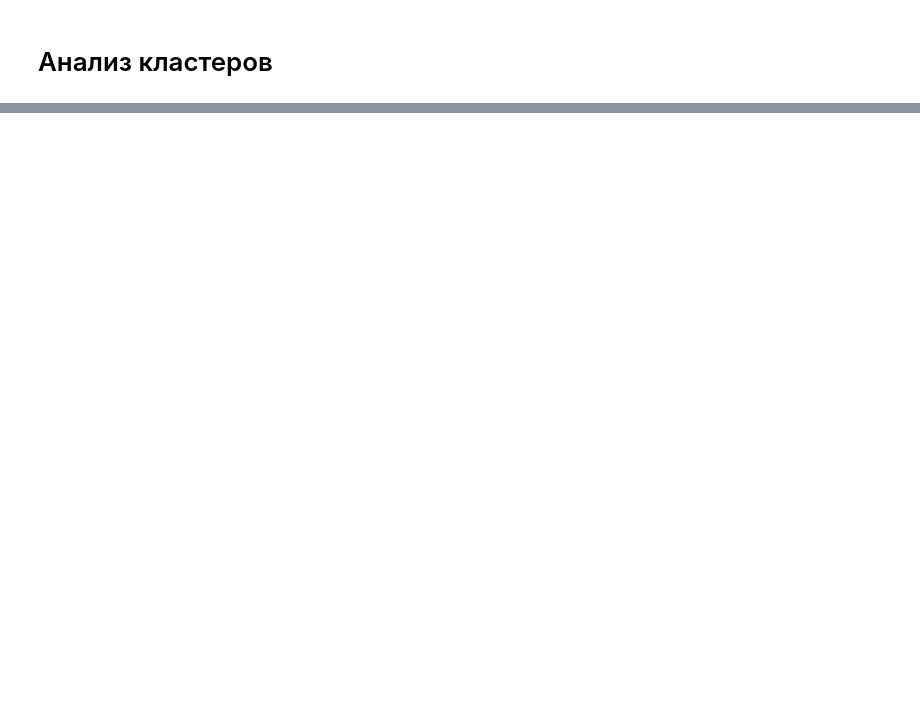
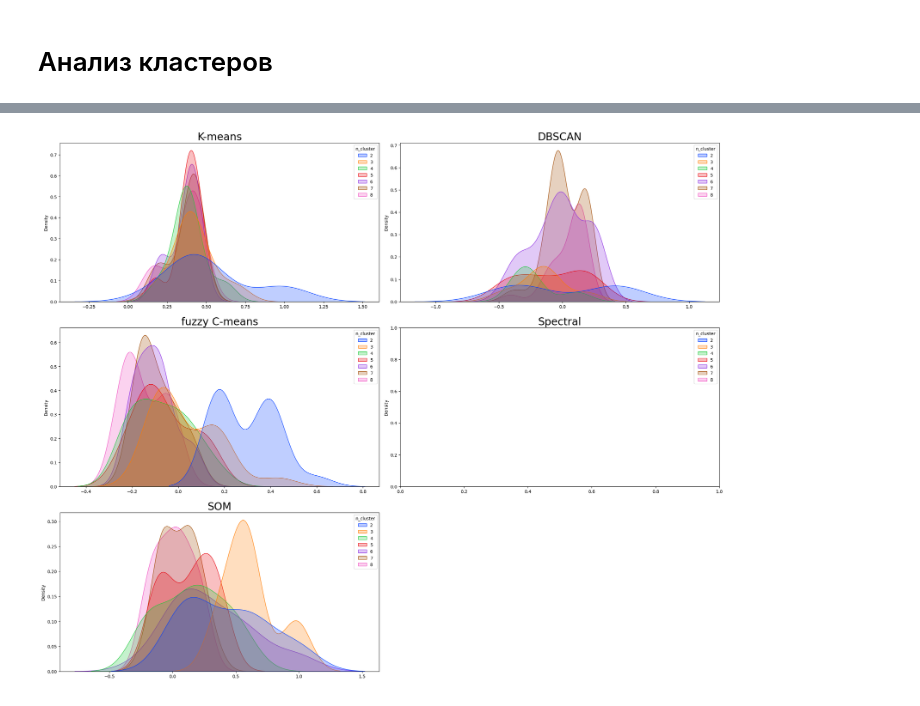
Before and after one commit to igmamedov/Classerizption-of-banks, a Jupyter notebook: banki_ru_parcer_finance/cluster_2023.ipynb, the cells around one changed output, grey strips where cells are left out. Saved outputs shown, nothing was run; the diff lists cells and outputs as text; code cells hidden in the pictures; blank space fills up the shorter version.

```diff
--- a/banki_ru_parcer_finance/cluster_2023.ipynb
+++ b/banki_ru_parcer_finance/cluster_2023.ipynb
@@ -796,0 +837,4 @@ df_total_notes.to_excel('df_spectral_result.xlsx', index = False)
+# %%
+plot_metric_distr(df_total_notes, 'silhouette_score', num_clusters = [2,3,4,5,6,7,8])
+# %% [output]
+[figure, added]
```
Also changed, not shown: parts of 105 cells of this notebook.
